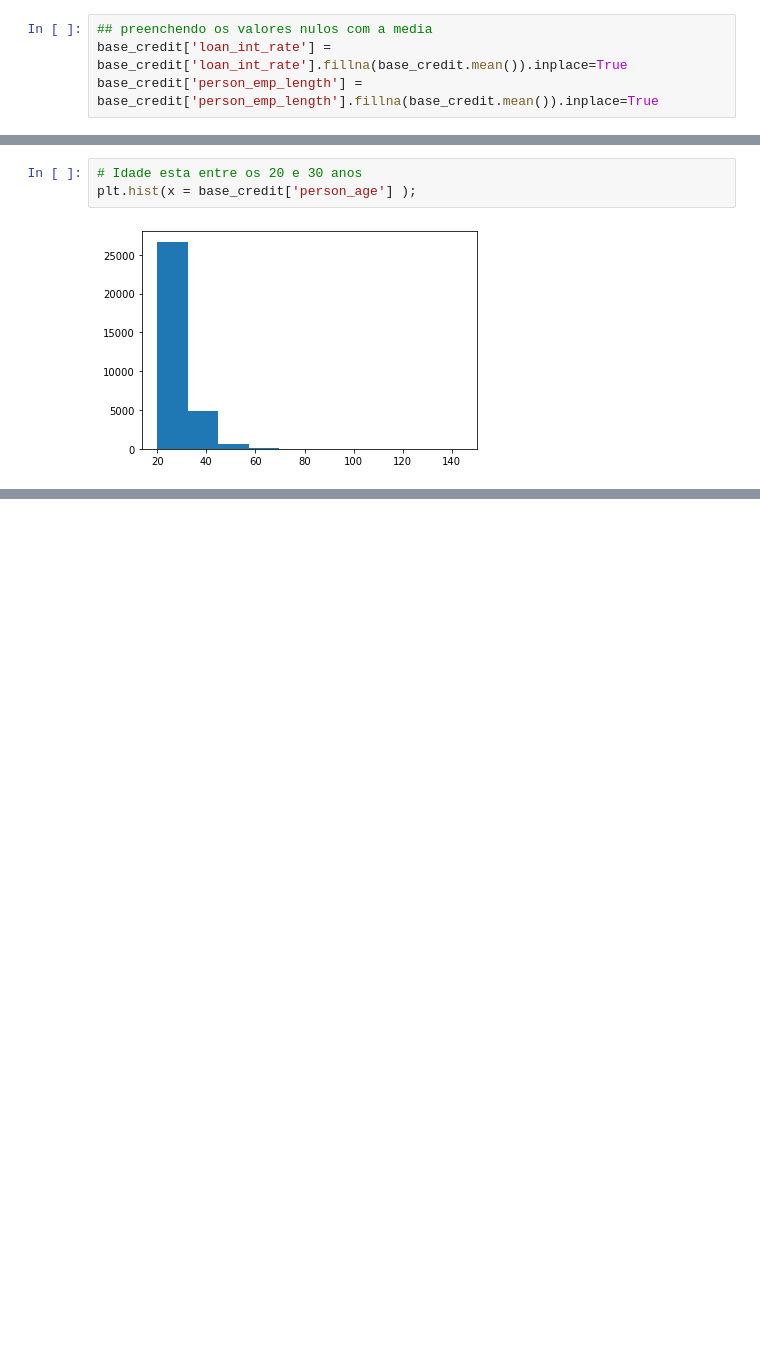
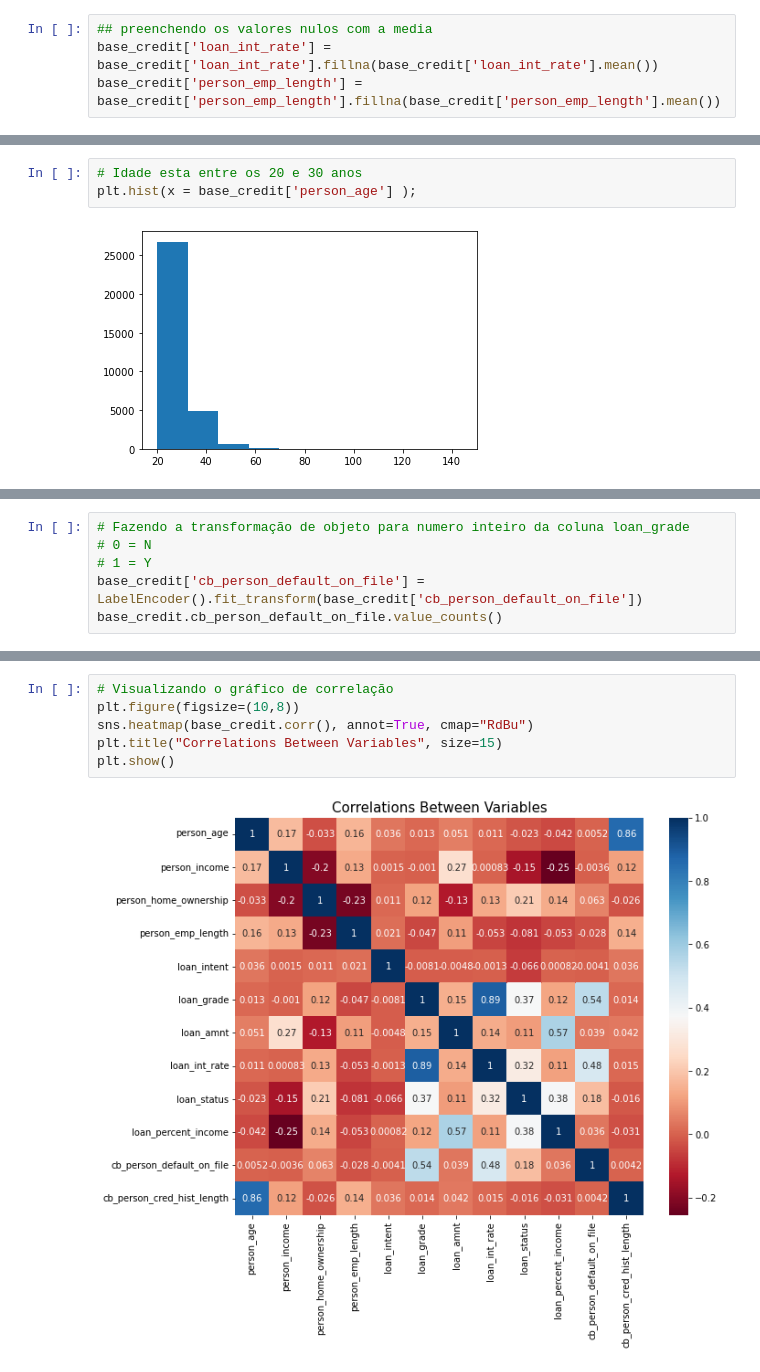
Before and after one commit to Gugah007/Projeto-ML-Classificacao-Risco-de-Credito, a Jupyter notebook: Projeto-ML-Classificacao-Risco-de-Credito.ipynb, the cells around one changed output, grey strips where cells are left out. Cells and saved outputs as stored; diff of their text form; blank space fills up the shorter version.

```diff
--- a/Projeto-ML-Classificacao-Risco-de-Credito.ipynb
+++ b/Projeto-ML-Classificacao-Risco-de-Credito.ipynb
@@ -78,8 +78,8 @@ base_credit.describe()
 | max | 144.000000 | 6.000000e+06 | 123.000000 | 35000.000000 | 23.220000 | 1.000000 | ... |
 # %%
 ## preenchendo os valores nulos com a media
-base_credit['loan_int_rate'] = base_credit['loan_int_rate'].fillna(base_credit.mean()).inplace=True
-base_credit['person_emp_length'] = base_credit['person_emp_length'].fillna(base_credit.mean()).inplace=True
+base_credit['loan_int_rate'] = base_credit['loan_int_rate'].fillna(base_credit['loan_int_rate'].mean())
+base_credit['person_emp_length'] = base_credit['person_emp_length'].fillna(base_credit['person_emp_length'].mean())
 # %%
 # Visualizando os valores nulos
 base_credit.isnull().sum()
@@ -210,0 +226,6 @@ X_credit = base_credit.iloc[:,]
+# %%
+# Fazendo a transformação de objeto para numero inteiro da coluna loan_grade
+# 0 = N
+# 1 = Y
+base_credit['cb_person_default_on_file'] = LabelEncoder().fit_transform(base_credit['cb_person_default_on_file'])
+base_credit.cb_person_default_on_file.value_counts()
@@ -210,0 +246,8 @@ X_credit = base_credit.iloc[:,]
+# %%
+# Visualizando o gráfico de correlação
+plt.figure(figsize=(10,8))
+sns.heatmap(base_credit.corr(), annot=True, cmap="RdBu")
+plt.title("Correlations Between Variables", size=15)
+plt.show()
+# %% [output]
+[figure, added]
```
Also changed, not shown: parts of 15 cells of this notebook.
